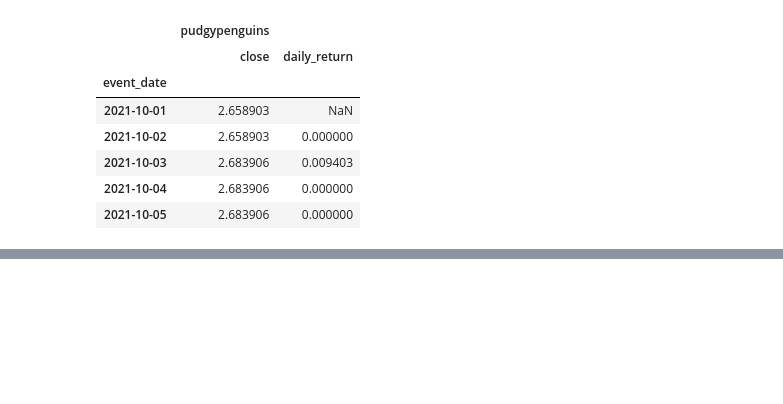
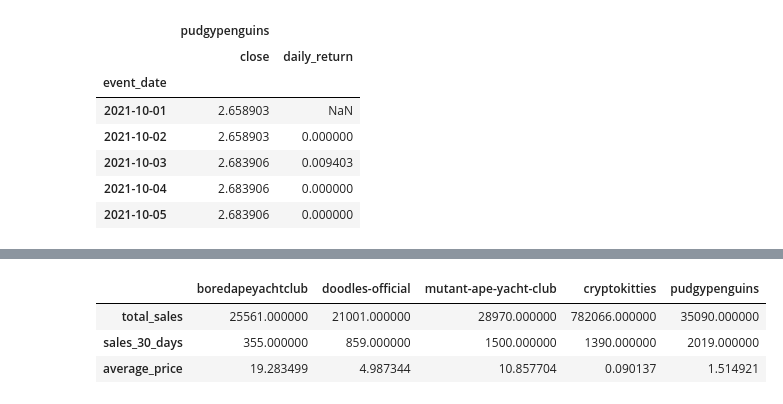
Before and after one commit to sameerlakhe/NFTPriceTrackerAndForecaster, a Jupyter notebook: nft_tracker.ipynb, the cells around one changed output, grey strips where cells are left out. Saved outputs shown, nothing was run; the diff lists cells and outputs as text; code cells hidden in the pictures; blank space fills up the shorter version.

Commit message:
generated collection stats as a dataframe

```diff
--- a/nft_tracker.ipynb
+++ b/nft_tracker.ipynb
@@ -631,11 +587,12 @@ panel
 [interactive output not drawn]
 # %%
 collection_slug = "doodles-official"
+
+#get the stats for the collection for analysis
+collection_stats= get_colection_stats(collection_slug)
+all_collection_stats[collection_slug]=collection_stats
+
 file_name = determine_file_name(collection_slug,start_date,end_date)
-
-start_date = datetime.datetime(2021, 10, 1)
-end_date = datetime.datetime(2022, 3, 31)
-
 df_doodles = fetch_data_and_get_floor_sales_price(event_url,
                                          start_date,
                                          end_date,
@@ -734,6 +691,9 @@ panel
 # %% [output]
 [interactive output not drawn]
 # %%
+#get the stats for the collection for analysis
+collection_stats= get_colection_stats(collection_slug)
+all_collection_stats[collection_slug]=collection_stats
 
 file_name = determine_file_name(collection_slug,start_date,end_date)
 
@@ -867,6 +827,9 @@ panel
 # %% [output]
 [interactive output not drawn]
 # %%
+#get the stats for the collection for analysis
+collection_stats= get_colection_stats(collection_slug)
+all_collection_stats[collection_slug]=collection_stats
 
 file_name = determine_file_name(collection_slug,start_date,end_date)
 
@@ -967,8 +930,11 @@ panel
 # %% [output]
 [interactive output not drawn]
 # %%
+#get the stats for the collection for analysis
+collection_stats= get_colection_stats(collection_slug)
+all_collection_stats[collection_slug]=collection_stats
+
 file_name = determine_file_name(collection_slug,start_date,end_date)
-
 df_pudgypenguins = fetch_data_and_get_floor_sales_price(event_url,
                                          start_date,
                                          end_date,
@@ -1072,0 +1042,28 @@ The current value of 1 ETH is $3852.62
+# %%
+
+#print(all_collection_stats)
+def get_collection_stat_filtered_df(all_collection_stats):
+    filtered_collection_stats = {}
+    for key in all_collection_stats.keys():
+        collection_data = all_collection_stats[key]
+        total_sales = collection_data["stats"]["total_sales"]
+        sales_30_days = collection_data["stats"]["thirty_day_sales"]
+        average_price = collection_data["stats"]["average_price"]
+        filter_values={}
+        filter_values["total_sales"] =total_sales
+        filter_values["sales_30_days"] =sales_30_days
+        filter_values["average_price"] =average_price
+        filtered_collection_stats[key]=filter_values
+        #filtered_collection_stats[key]=collection_data["stats"]
+
+    return filtered_collection_stats
+
+filtered_collection_stats = get_collection_stat_filtered_df(all_collection_stats)
+#filtered_collection_stats
+collection_stats_df =pd.DataFrame(filtered_collection_stats)
+collection_stats_df
+# %% [output]
+|  | boredapeyachtclub | doodles-official | mutant-ape-yacht-club | cryptokitties | pudgypenguins |
+| total_sales | 25561.000000 | 21001.000000 | 28970.000000 | 782066.000000 | 35090.000000 |
+| sales_30_days | 355.000000 | 859.000000 | 1500.000000 | 1390.000000 | 2019.000000 |
+| average_price | 19.283499 | 4.987344 | 10.857704 | 0.090137 | 1.514921 |
```
Also changed, not shown: parts of 31 cells of this notebook, 10 other files.
